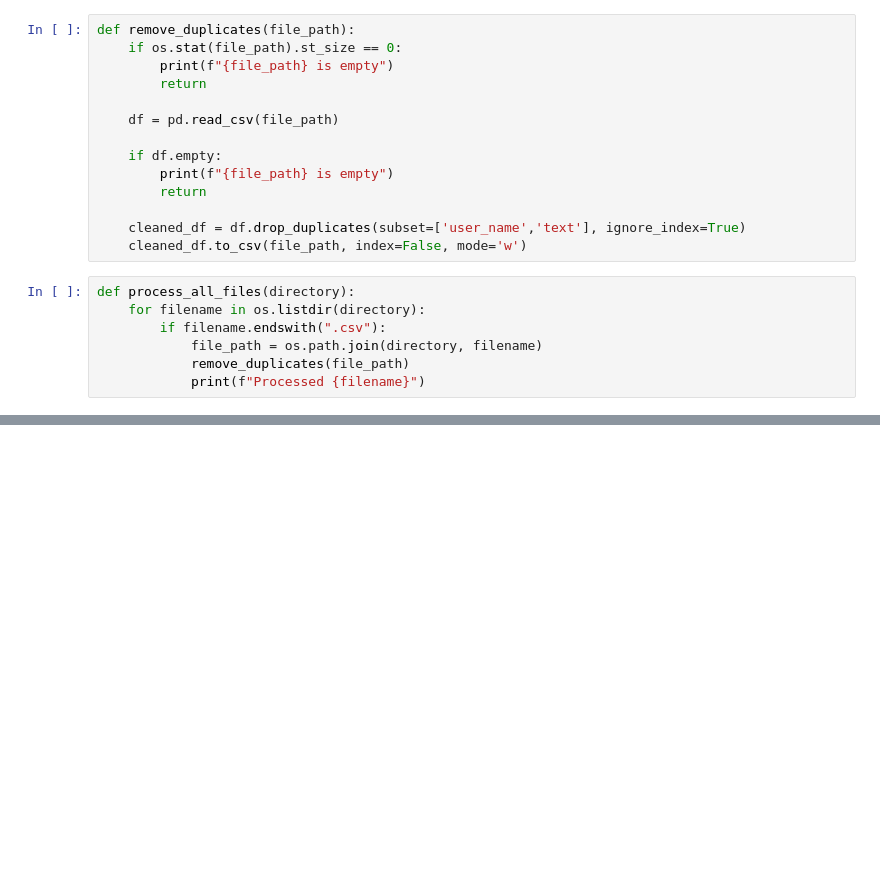
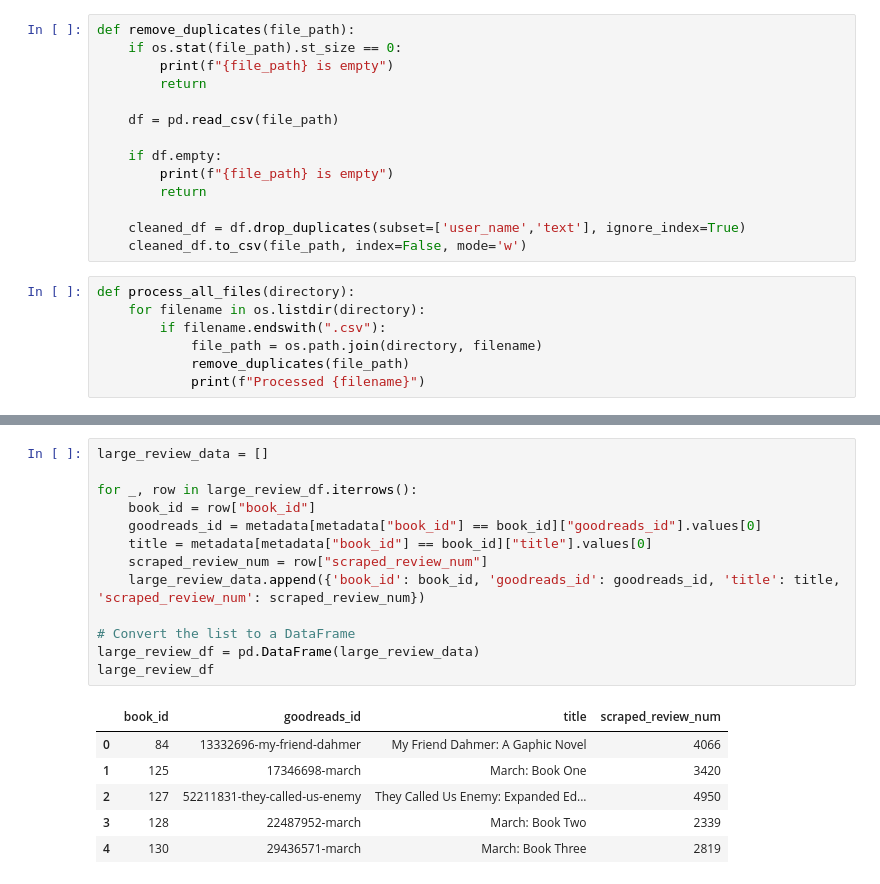
Before and after one commit to OdessyLiu/Modernist_Remediation, a Jupyter notebook: Analysis/Scraper/RM_review_cleaning_duplicates.ipynb, the cells around one changed output, grey strips where cells are left out. Saved outputs shown, nothing was run; the diff lists cells and outputs as text; blank space fills up the shorter version.

```diff
--- a/Analysis/Scraper/RM_review_cleaning_duplicates.ipynb
+++ b/Analysis/Scraper/RM_review_cleaning_duplicates.ipynb
@@ -45,0 +152,20 @@ Processed 12179682-castro_reviews.csv
+# %%
+large_review_data = []
+
+for _, row in large_review_df.iterrows():
+    book_id = row["book_id"]
+    goodreads_id = metadata[metadata["book_id"] == book_id]["goodreads_id"].values[0]
+    title = metadata[metadata["book_id"] == book_id]["title"].values[0]
+    scraped_review_num = row["scraped_review_num"]
+    large_review_data.append({'book_id': book_id, 'goodreads_id': goodreads_id, 'title': title, 'scraped_review_num': scraped_review_num})
+
+# Convert the list to a DataFrame
+large_review_df = pd.DataFrame(large_review_data)
+large_review_df
+# %% [output]
+|  | book_id | goodreads_id | title | scraped_review_num |
+| 0 | 84 | 13332696-my-friend-dahmer | My Friend Dahmer: A Gaphic Novel | 4066 |
+| 1 | 125 | 17346698-march | March: Book One | 3420 |
+| 2 | 127 | 52211831-they-called-us-enemy | They Called Us Enemy: Expanded Ed... | 4950 |
+| 3 | 128 | 22487952-march | March: Book Two | 2339 |
+| 4 | 130 | 29436571-march | March: Book Three | 2819 |
```
Also changed, not shown: parts of 17 cells of this notebook, 3 other files.
